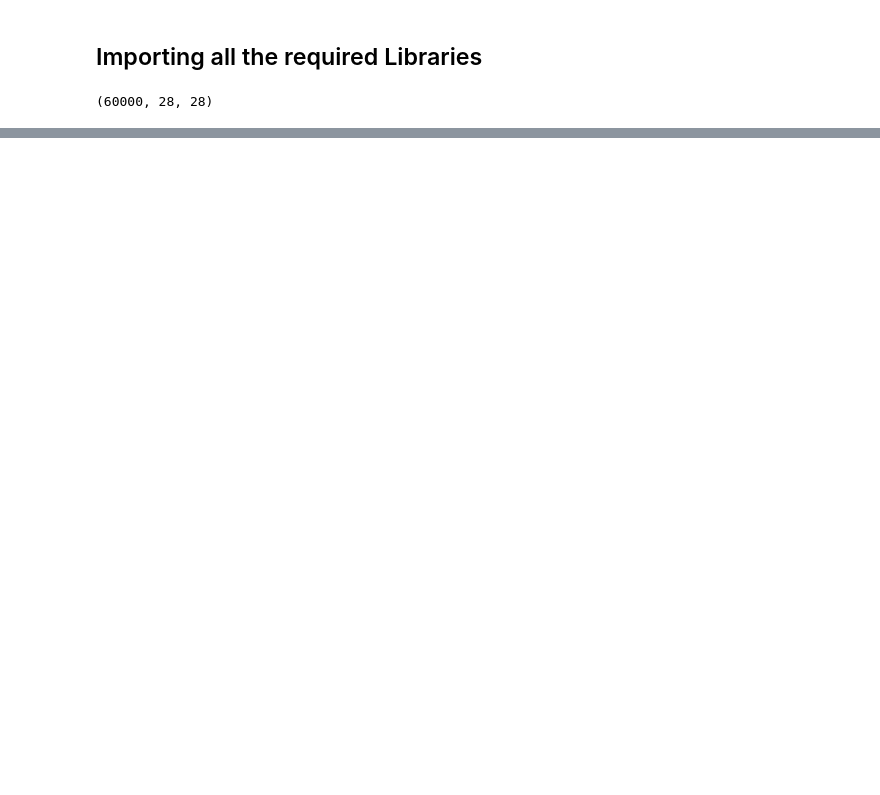
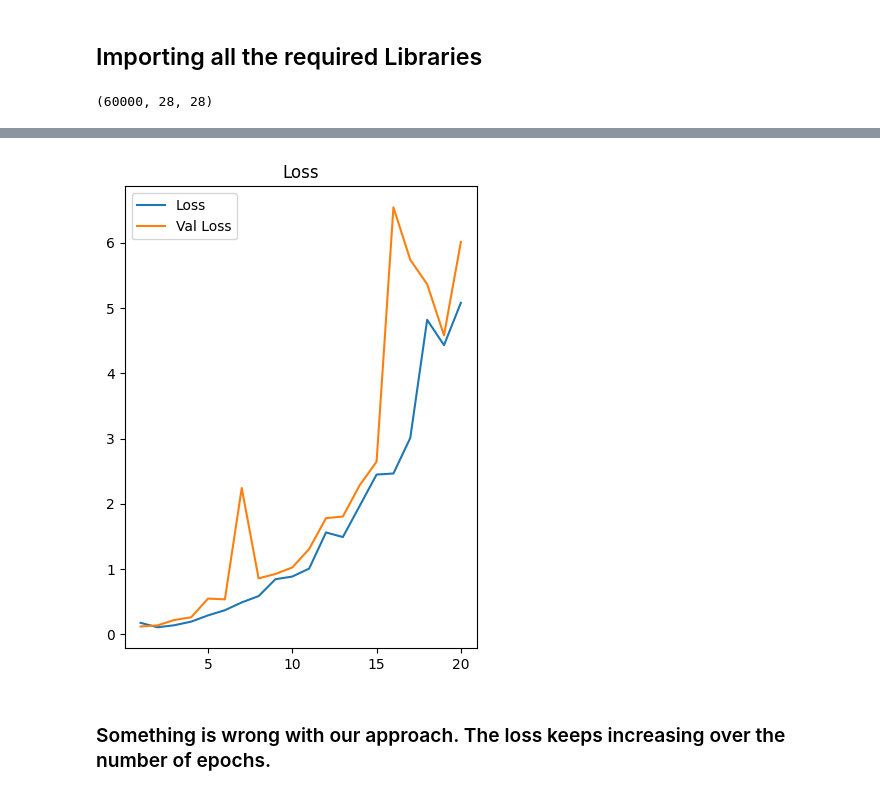
Before and after one commit to anidec25/Neutral-Networks, a Jupyter notebook: CNN/mnist-classifier.ipynb, the cells around one changed output, grey strips where cells are left out. Cells and saved outputs as stored; diff of their text form; code cells hidden in the pictures; blank space fills up the shorter version.

```diff
--- a/CNN/mnist-classifier.ipynb
+++ b/CNN/mnist-classifier.ipynb
@@ -101,0 +162,23 @@ history.history
+# %%
+def plot_loss(history = history):
+
+    loss = history.history['loss']
+    val_loss = history.history['val_loss']
+    epochs = np.arange(1,len(val_loss) + 1)
+
+    plt.figure(figsize=(10,6))
+
+    plt.subplot(1,2,1)
+    plt.title('Loss')
+    plt.plot(epochs, loss, label = 'Loss')
+    plt.plot(epochs, val_loss, label = 'Val Loss')
+    plt.legend()
+    plt.show()
+
+
+
+plot_loss(history)
+# %% [output]
+[figure, added]
+# %% [markdown]
+### Something is wrong with our approach. The loss keeps increasing over the number of epochs.
```
Also changed, not shown: parts of 9 cells of this notebook.
